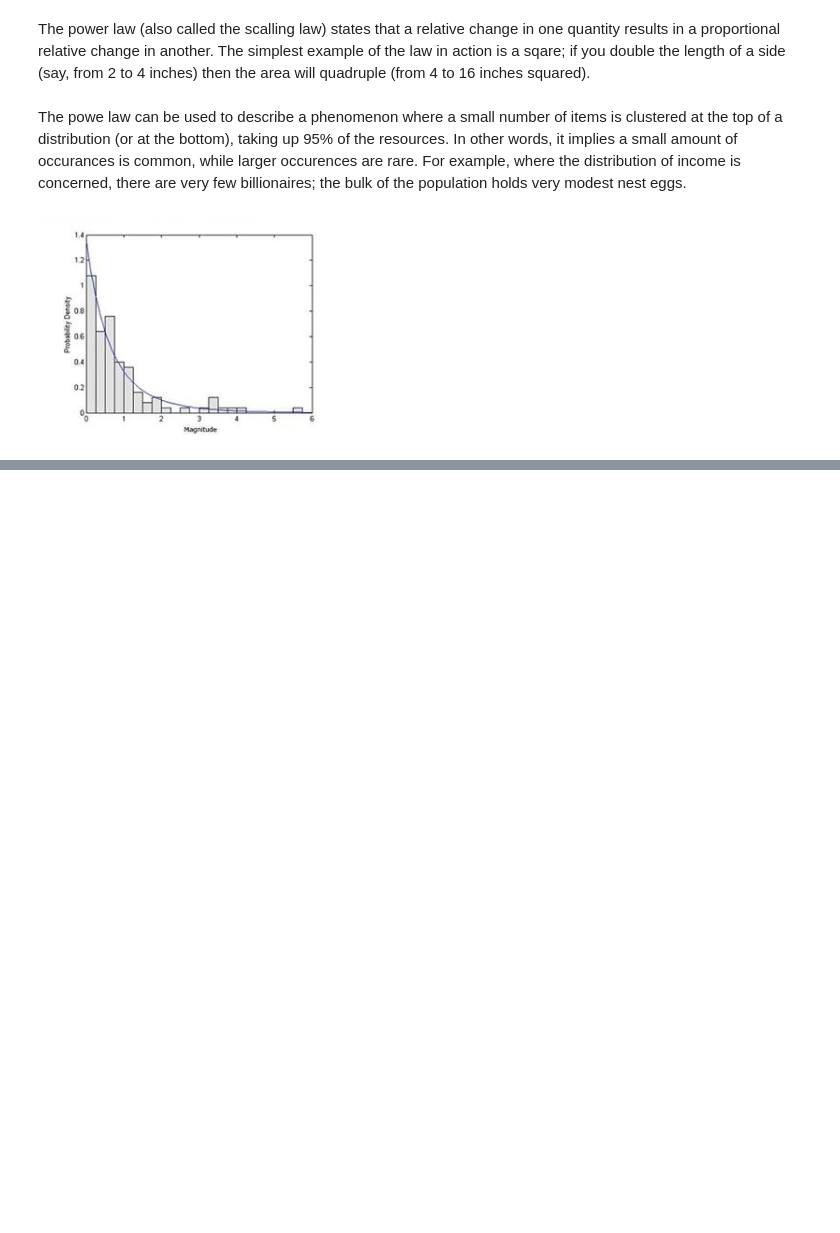
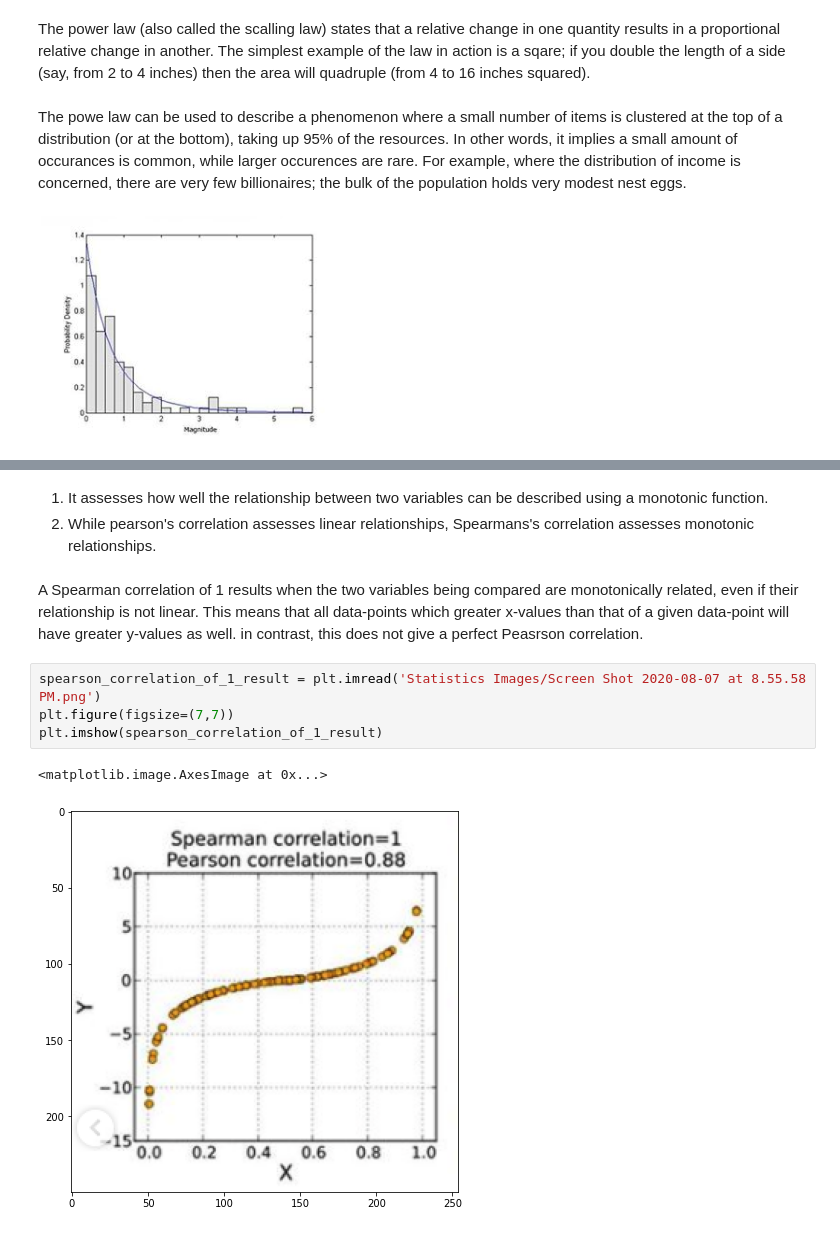
Before and after one commit to Hemanthhh/MachineLearning, a Jupyter notebook: Statistics/Statistics.ipynb, the cells around one changed output, grey strips where cells are left out. Drawn from its saved outputs; the diff is of its cells as text; blank space fills up the shorter version.

```diff
--- a/Statistics/Statistics.ipynb
+++ b/Statistics/Statistics.ipynb
@@ -378,0 +449,12 @@ The powe law can be used to describe a phenomenon where a small number of items
+# %% [markdown]
+1. It assesses how well the relationship between two variables can be described using a monotonic function.
+2. While pearson's correlation assesses linear relationships, Spearmans's correlation assesses monotonic relationships.
+# %% [markdown]
+A Spearman correlation of 1 results when the two variables being compared are monotonically related, even if their relationship is not linear. This means that all data-points which greater x-values than that of a given data-point will have greater y-values as well. in contrast, this does not give a perfect Peasrson correlation.
+# %%
+spearson_correlation_of_1_result = plt.imread('Statistics Images/Screen Shot 2020-08-07 at 8.55.58 PM.png')
+plt.figure(figsize=(7,7))
+plt.imshow(spearson_correlation_of_1_result)
+# %% [output]
+<matplotlib.image.AxesImage at 0x...>
+[figure, added]
```
Also changed, not shown: parts of 31 cells of this notebook, 21 other files.
